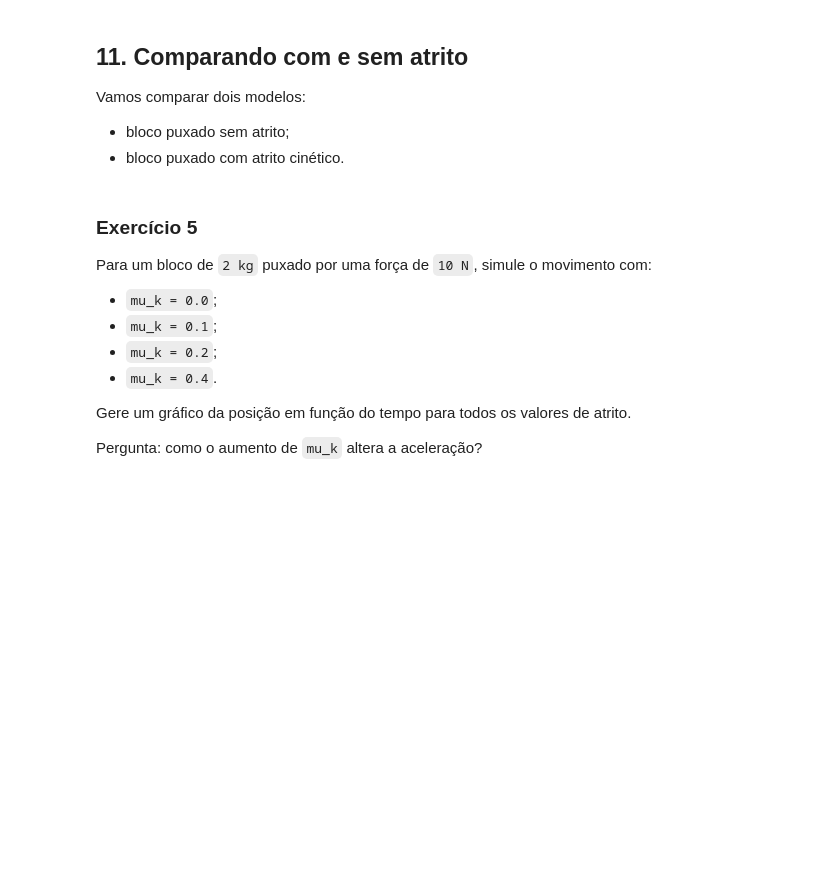
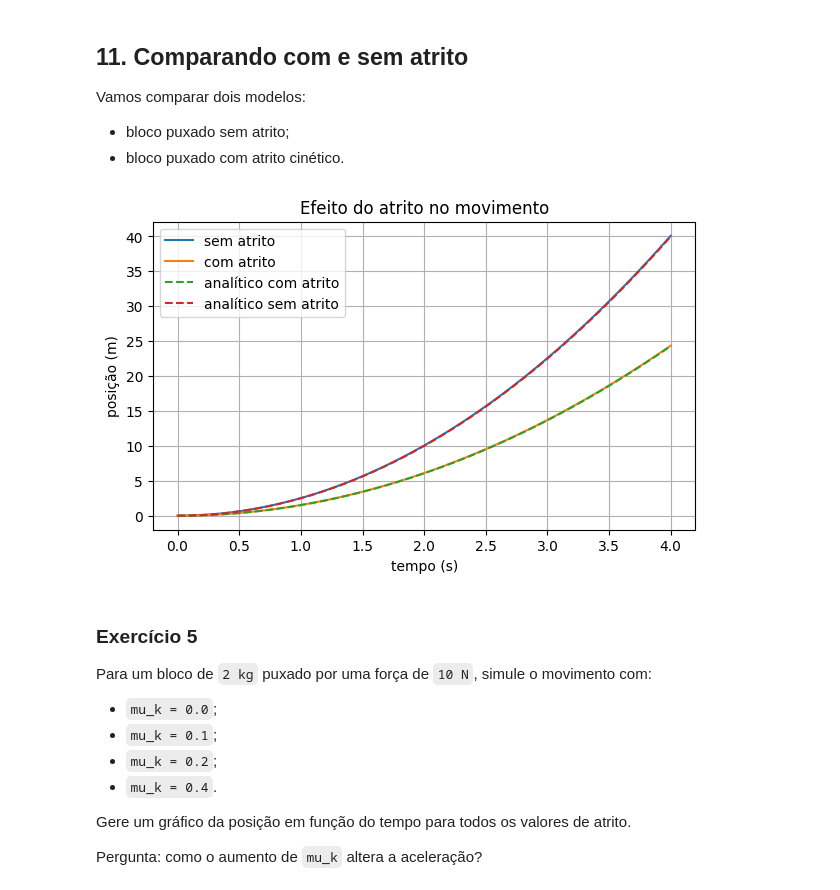
Before and after one commit to nexus-ufla/plano-inclinado, a Jupyter notebook: aulas/aula02_fisica_computacional.ipynb, the cells around one changed output. Saved outputs shown, nothing was run; the diff lists cells and outputs as text; code cells hidden in the pictures; blank space fills up the shorter version.

```diff
--- a/aulas/aula02_fisica_computacional.ipynb
+++ b/aulas/aula02_fisica_computacional.ipynb
@@ -389,23 +459,32 @@ Vamos comparar dois modelos:
 # %%
 massa = 2.0
 forca = 10.0
 mu_k = 0.20
 
 a_sem_atrito = aceleracao_por_forca(forca, massa)
 a_com_atrito = aceleracao_bloco_horizontal(forca, massa, mu_k)
 
 tempos, x_sem, v_sem = simular_movimento_1d(0.0, 0.0, a_sem_atrito, 0.01, 4.0)
 tempos, x_com, v_com = simular_movimento_1d(0.0, 0.0, a_com_atrito, 0.01, 4.0)
 
+posicao = posicao_analitica(tempos, 0.0, 0.0, a_com_atrito)
+posicao_sem = posicao_analitica(tempos, 0.0, 0.0, a_sem_atrito)
+
+
+
 plt.figure(figsize=(7, 4))
 plt.plot(tempos, x_sem, label="sem atrito")
 plt.plot(tempos, x_com, label="com atrito")
+plt.plot(tempos, posicao, "--", label="analítico com atrito")
+plt.plot(tempos, posicao_sem, "--", label="analítico sem atrito")
 plt.xlabel("tempo (s)")
 plt.ylabel("posição (m)")
 plt.title("Efeito do atrito no movimento")
 plt.legend()
 plt.grid(True)
 plt.show()
+# %% [output]
+[figure, added]
 # %% [markdown]
 ### Exercício 5
 
```
Also changed, not shown: parts of 23 cells of this notebook, 1 other file.
